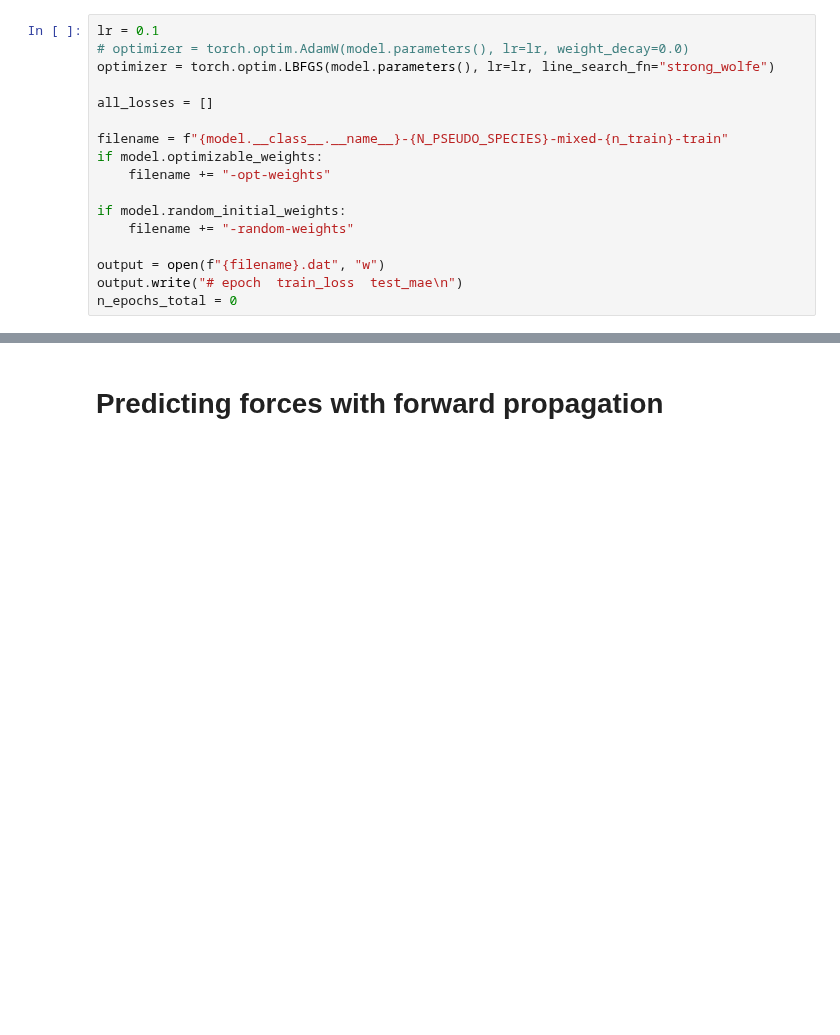
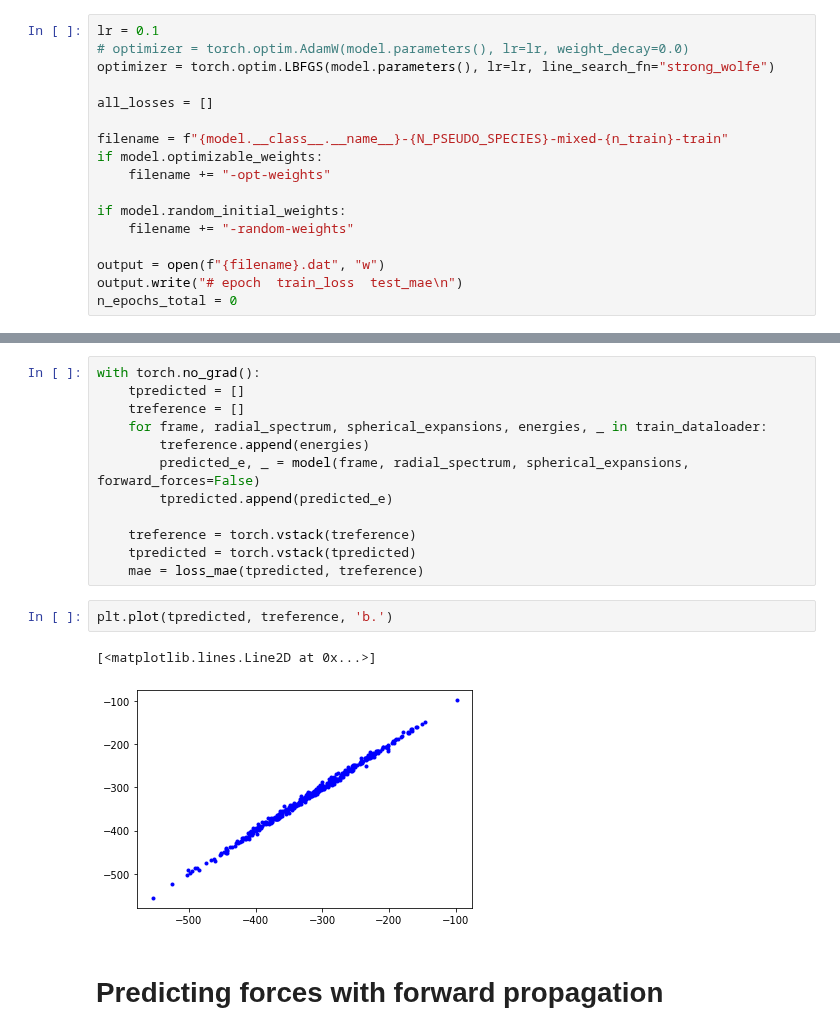
Before and after one commit to Luthaf/alchemical-learning, a Jupyter notebook: HEAs-multi-body-order.ipynb, the cells around one changed output, grey strips where cells are left out. Cells and saved outputs as stored; diff of their text form; blank space fills up the shorter version.

```diff
--- a/HEAs-multi-body-order.ipynb
+++ b/HEAs-multi-body-order.ipynb
@@ -437,3 +428,20 @@ plt.plot(predicted, reference, 'b.')
+# %%
+with torch.no_grad():
+    tpredicted = []
+    treference = []
+    for frame, radial_spectrum, spherical_expansions, energies, _ in train_dataloader:
+        treference.append(energies)
+        predicted_e, _ = model(frame, radial_spectrum, spherical_expansions, forward_forces=False)
+        tpredicted.append(predicted_e)
+
+    treference = torch.vstack(treference)
+    tpredicted = torch.vstack(tpredicted)
+    mae = loss_mae(tpredicted, treference)
+# %%
+plt.plot(tpredicted, treference, 'b.')
+# %% [output]
+[<matplotlib.lines.Line2D at 0x...>]
+[figure, added]
 # %% [markdown]
 # Predicting forces with forward propagation
 # %%
```
Also changed, not shown: parts of 7 cells of this notebook.
